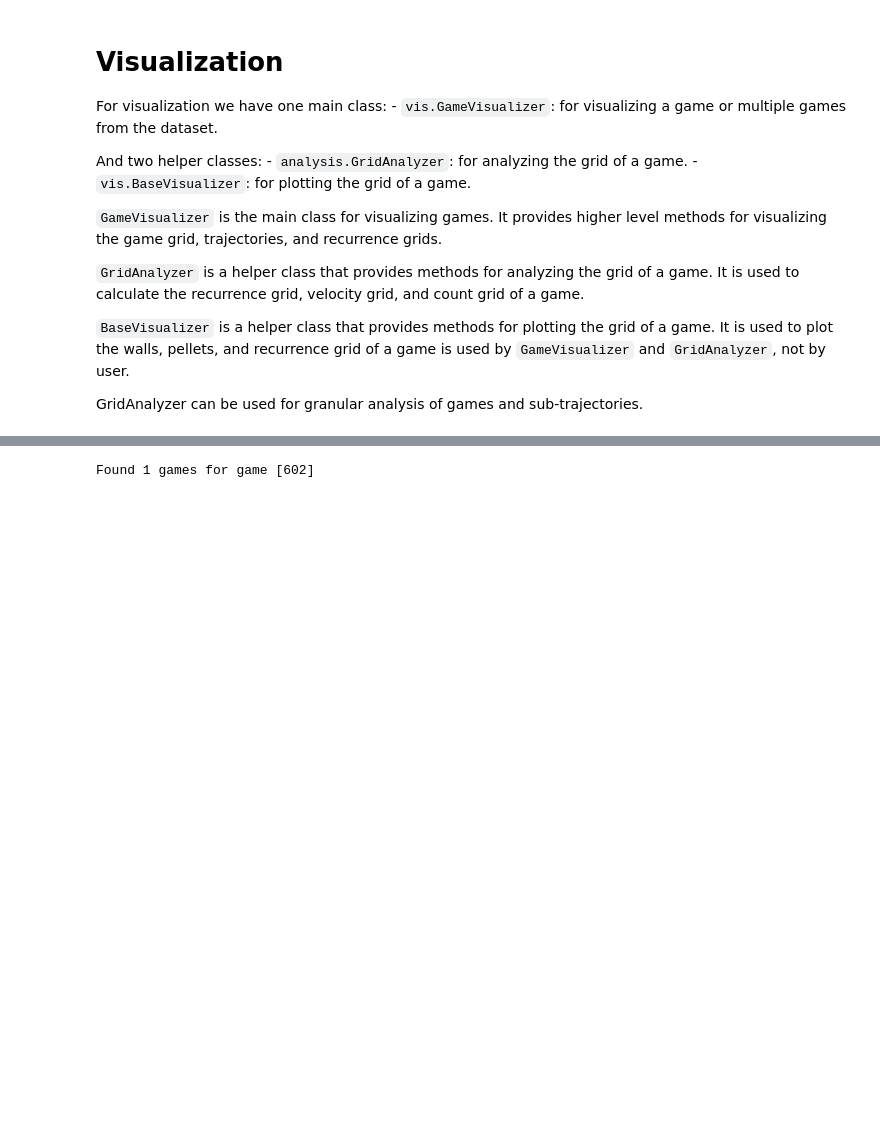
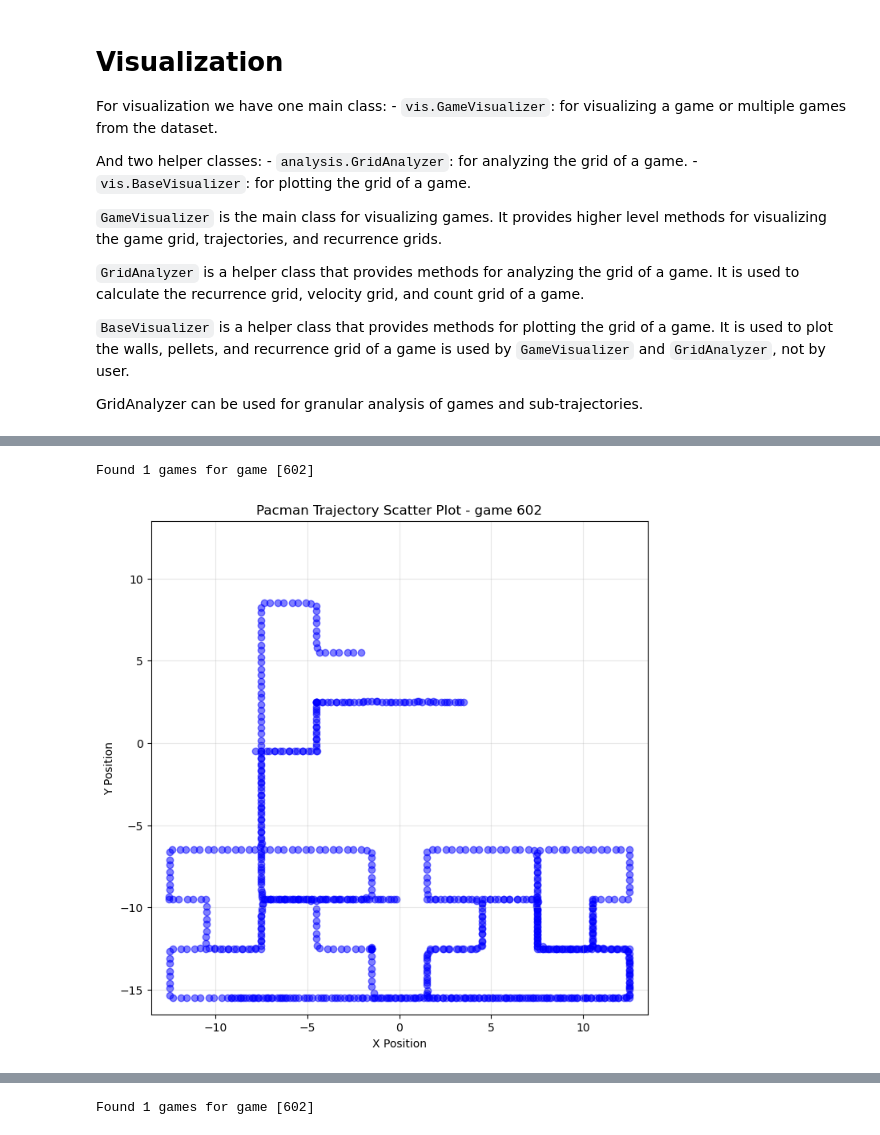
Before and after one commit to PipaFlores/encoder-pacman, a Jupyter notebook: notebooks/Visualizations.ipynb, the cells around one changed output, grey strips where cells are left out. Cells and saved outputs as stored; diff of their text form; code cells hidden in the pictures; blank space fills up the shorter version.

```diff
--- a/notebooks/Visualizations.ipynb
+++ b/notebooks/Visualizations.ipynb
@@ -48,0 +58,5 @@ visualizer = vis.GameVisualizer(data_folder="../data/", verbose=True)
+# %%
+visualizer.plot_trajectory_scatter(game_id = GAME)
+# %% [output]
+Found 1 games for game [602]
+[figure, added]
```
Also changed, not shown: parts of 18 cells of this notebook, 3 other files.
